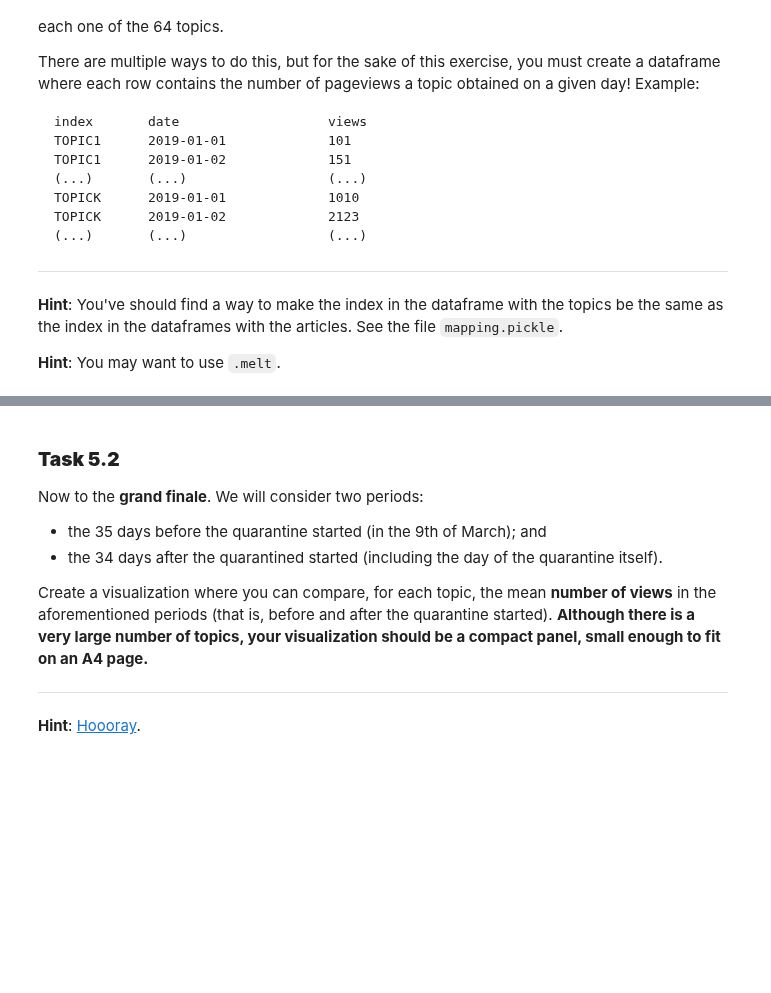
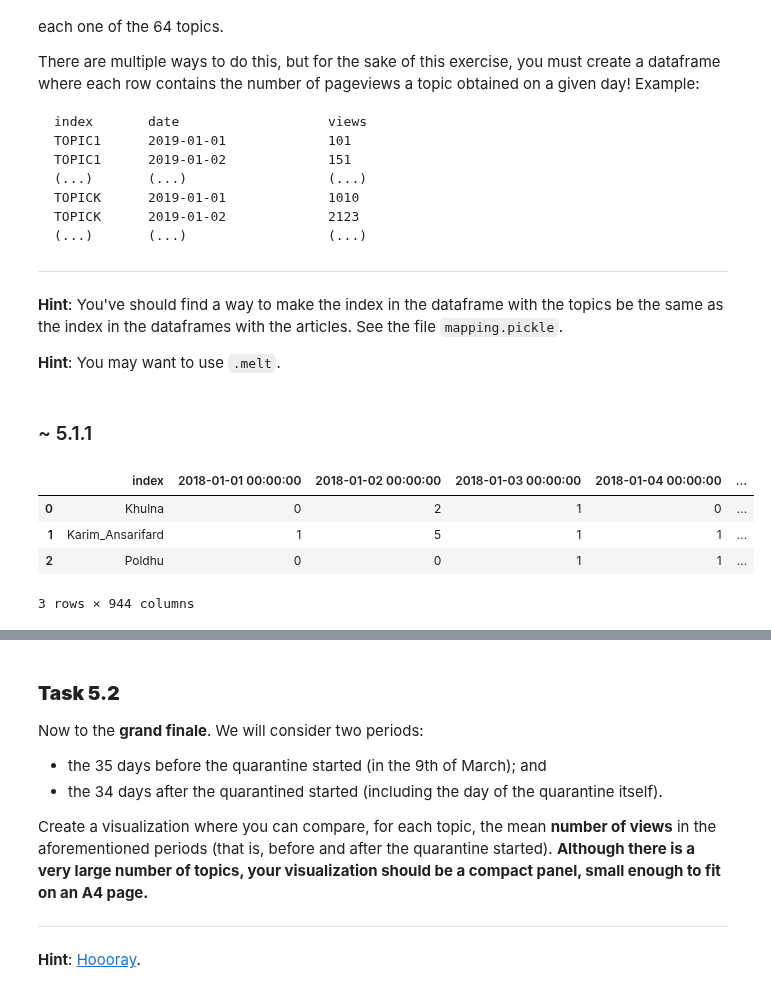
Before and after one commit to epfl-ada/2020, a Jupyter notebook: Homework/01 - Pandas Data Wrangling and Data Viz/hw1.ipynb, the cells around one changed output, grey strips where cells are left out. Drawn from its saved outputs; the diff is of its cells as text; code cells hidden in the pictures; blank space fills up the shorter version.

```diff
--- a/Homework/01 - Pandas Data Wrangling and Data Viz/hw1.ipynb
+++ b/Homework/01 - Pandas Data Wrangling and Data Viz/hw1.ipynb
@@ -607,0 +641,11 @@ TOPICK      2019-01-02             2123
+# %% [markdown]
+### ~ 5.1.1
+# %%
+#IT_ENG_map
+filtered_articles.head(3)
+# %% [output]
+|  | index | 2018-01-01 00:00:00 | 2018-01-02 00:00:00 | 2018-01-03 00:00:00 | 2018-01-04 00:00:00 | ... |
+| 0 | Khulna | 0 | 2 | 1 | 0 | ... |
+| 1 | Karim_Ansarifard | 1 | 5 | 1 | 1 | ... |
+| 2 | Poldhu | 0 | 0 | 1 | 1 | ... |
+3 rows × 944 columns
```
Also changed, not shown: parts of 46 cells of this notebook, 2 other files.
